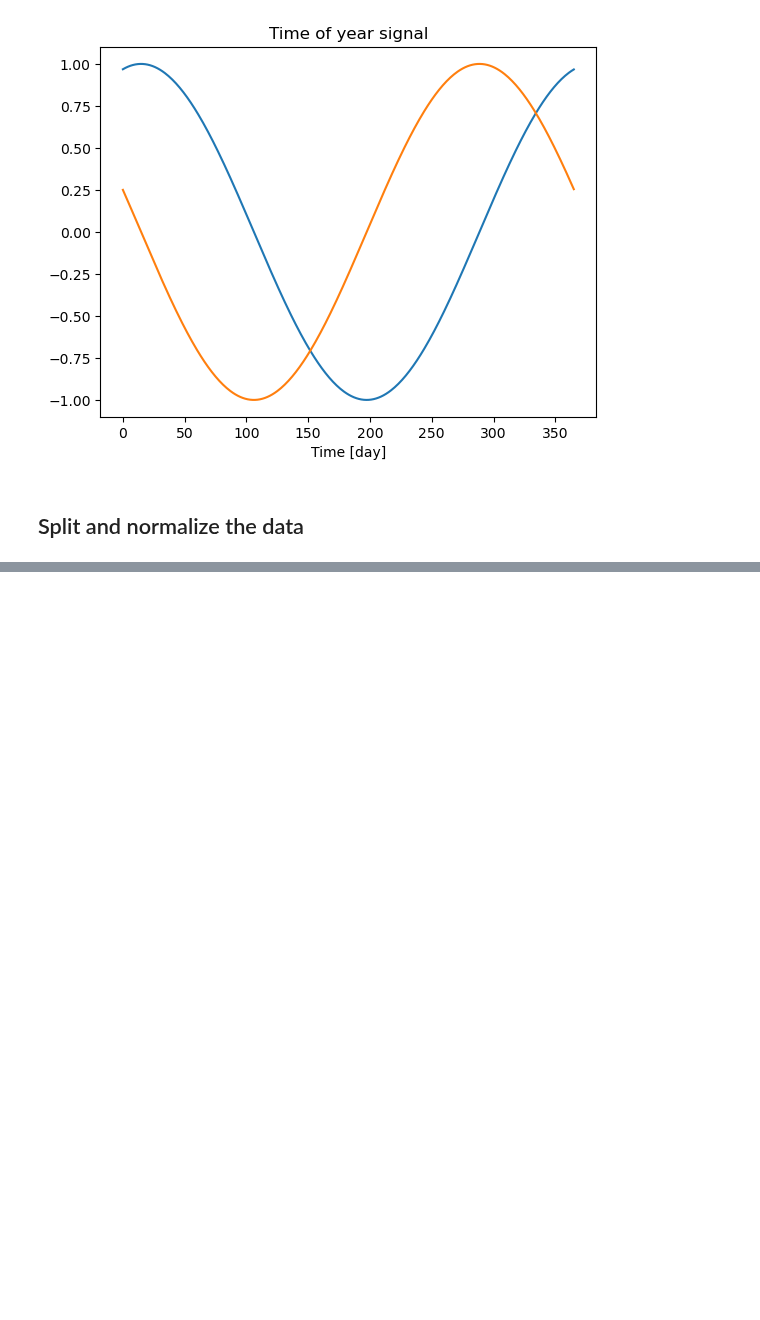
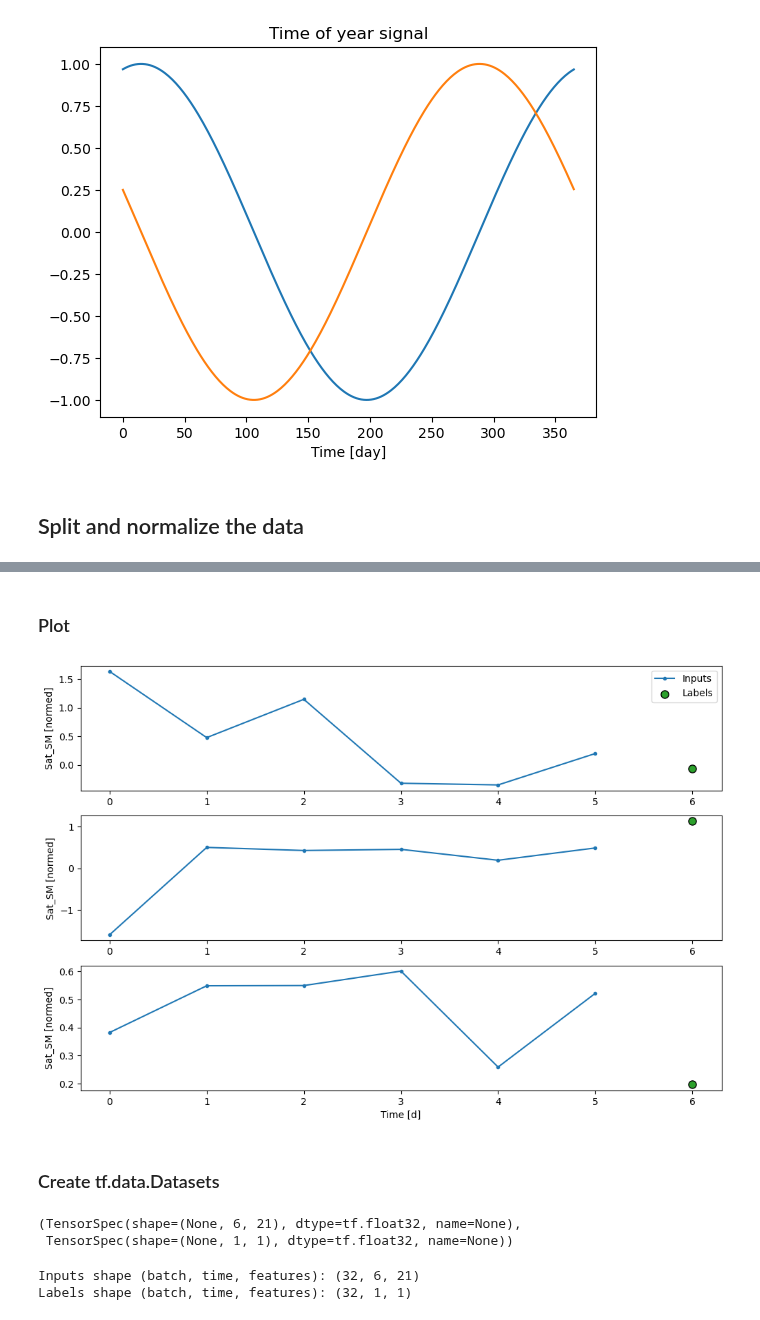
Before and after one commit to kiat/tx-soil-moisture, a Jupyter notebook: satellite/Modeling.ipynb, the cells around one changed output, grey strips where cells are left out. Drawn from its saved outputs; the diff is of its cells as text; code cells hidden in the pictures; blank space fills up the shorter version.

Commit message:
Begin implementing Tensorflow tutorial code

```diff
--- a/satellite/Modeling.ipynb
+++ b/satellite/Modeling.ipynb
@@ -112,0 +153,9 @@ for station, df in sm_df_list.items():
+# %%
+STATION = 'Station1'
+train_df = split_sm_df[STATION]['train']
+val_df = split_sm_df[STATION]['val']
+test_df = split_sm_df[STATION]['test']
+w1 = WindowGenerator(input_width=24, label_width=1, shift=24,
+                     train_df=train_df, val_df=val_df, test_df=test_df,
+                     label_columns=['Sat_SM'])
+w1
@@ -112,0 +167,5 @@ for station, df in sm_df_list.items():
+# %%
+w2 = WindowGenerator(input_width=6, label_width=1, shift=1,
+                     train_df=train_df, val_df=val_df, test_df=test_df,
+                     label_columns=['Sat_SM'])
+w2
@@ -112,0 +196,12 @@ for station, df in sm_df_list.items():
+# %%
+# Stack three slices, the length of the total window.
+example_window = tf.stack([np.array(train_df[:w2.total_window_size]),
+                           np.array(train_df[100:100+w2.total_window_size]),
+                           np.array(train_df[200:200+w2.total_window_size])])
+
+example_inputs, example_labels = w2.split_window(example_window)
+
+print('All shapes are: (batch, time, features)')
+print(f'Window shape: {example_window.shape}')
+print(f'Inputs shape: {example_inputs.shape}')
+print(f'Labels shape: {example_labels.shape}')
@@ -112,0 +218,4 @@ for station, df in sm_df_list.items():
+# %% [markdown]
+### Plot ###
+# %%
+w2.example = example_inputs, example_labels
@@ -112,0 +256,6 @@ for station, df in sm_df_list.items():
+# %%
+w2.plot()
+# %% [output]
+[figure, added]
+# %% [markdown]
+### Create tf.data.Datasets ###
@@ -112,0 +306,13 @@ for station, df in sm_df_list.items():
+# %%
+# Each element is an (inputs, label) pair.
+w2.train.element_spec
+# %% [output]
+(TensorSpec(shape=(None, 6, 21), dtype=tf.float32, name=None),
+ TensorSpec(shape=(None, 1, 1), dtype=tf.float32, name=None))
+# %%
+for example_inputs, example_labels in w2.train.take(1):
+    print(f'Inputs shape (batch, time, features): {example_inputs.shape}')
+    print(f'Labels shape (batch, time, features): {example_labels.shape}')
+# %% [output]
+Inputs shape (batch, time, features): (32, 6, 21)
+Labels shape (batch, time, features): (32, 1, 1)
```
Also changed, not shown: parts of 19 cells of this notebook.
